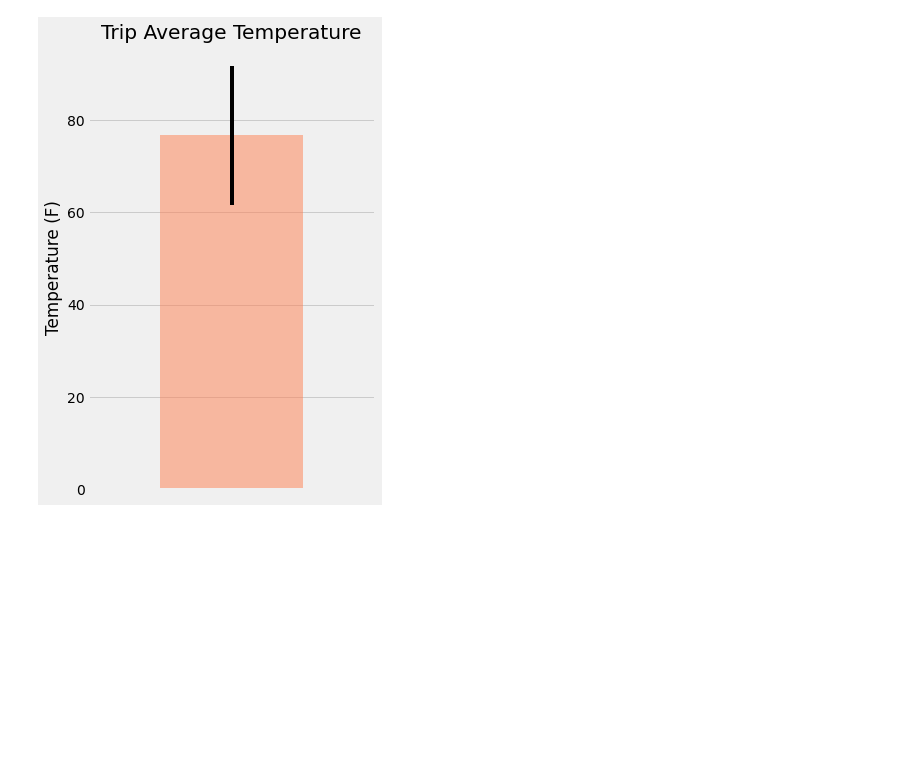
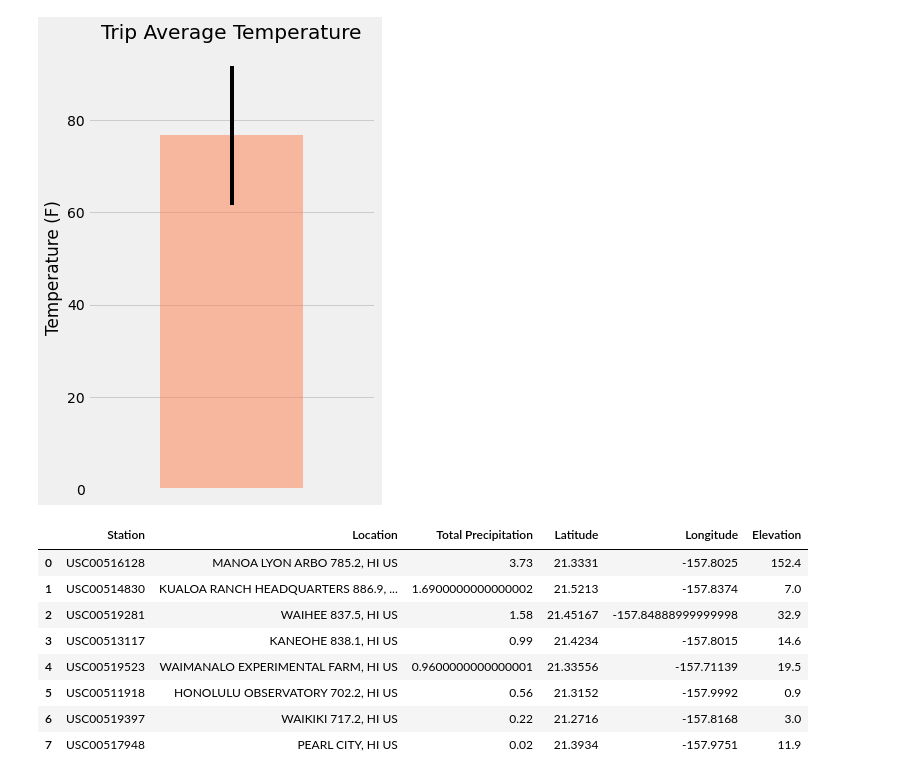
Before and after one commit to nams238/SQLAlchemy-Challange, a Jupyter notebook: climate_starter.ipynb, the cells around one changed output. Cells and saved outputs as stored; diff of their text form; code cells hidden in the pictures; blank space fills up the shorter version.

```diff
--- a/climate_starter.ipynb
+++ b/climate_starter.ipynb
@@ -426,3 +426,45 @@ plt.savefig("Images/trip_average_temperature.png")
 plt.show()
 # %% [output]
 [figure]
+# %%
+# Calculate the total amount of rainfall per weather station for your trip dates using the previous year's matching dates.
+# Sort this in descending order by precipitation amount and list the station, name, latitude, longitude, and elevation
+
+
+start_date = dt.date(2014, 8, 4)
+end_date = dt.date(2014, 8, 18)
+
+sel = ([station.station,
+        station.name,
+        func.sum(measurement.prcp),
+        station.latitude,
+        station.longitude,
+        station.elevation
+       ])
+
+stationRain = (session.query(*sel)
+                   .filter(station.station == measurement.station)
+                   .filter(measurement.date >= start_date)
+                   .filter(measurement.date <= end_date)
+                   .group_by(station.station)
+                   .order_by(func.sum(measurement.prcp).desc())
+                   .all())
+
+#convert query object to data frame
+stationRainTable = pd.DataFrame(np.array(stationRain))
+#rename columns
+stationRainTable = stationRainTable.rename(columns={0: "Station", 1: "Location",
+                                                    2: "Total Precipitation", 3: "Latitude",
+                                                    4: "Longitude", 5: "Elevation"})
+
+stationRainTable
+# %% [output]
+|  | Station | Location | Total Precipitation | Latitude | Longitude | Elevation |
+| 0 | USC00516128 | MANOA LYON ARBO 785.2, HI US | 3.73 | 21.3331 | -157.8025 | 152.4 |
+| 1 | USC00514830 | KUALOA RANCH HEADQUARTERS 886.9, ... | 1.6900000000000002 | 21.5213 | -157.8374 | 7.0 |
+| 2 | USC00519281 | WAIHEE 837.5, HI US | 1.58 | 21.45167 | -157.84888999999998 | 32.9 |
+| 3 | USC00513117 | KANEOHE 838.1, HI US | 0.99 | 21.4234 | -157.8015 | 14.6 |
+| 4 | USC00519523 | WAIMANALO EXPERIMENTAL FARM, HI US | 0.9600000000000001 | 21.33556 | -157.71139 | 19.5 |
+| 5 | USC00511918 | HONOLULU OBSERVATORY 702.2, HI US | 0.56 | 21.3152 | -157.9992 | 0.9 |
+| 6 | USC00519397 | WAIKIKI 717.2, HI US | 0.22 | 21.2716 | -157.8168 | 3.0 |
+| 7 | USC00517948 | PEARL CITY, HI US | 0.02 | 21.3934 | -157.9751 | 11.9 |
```
Also changed, not shown: parts of 1 cell of this notebook.
